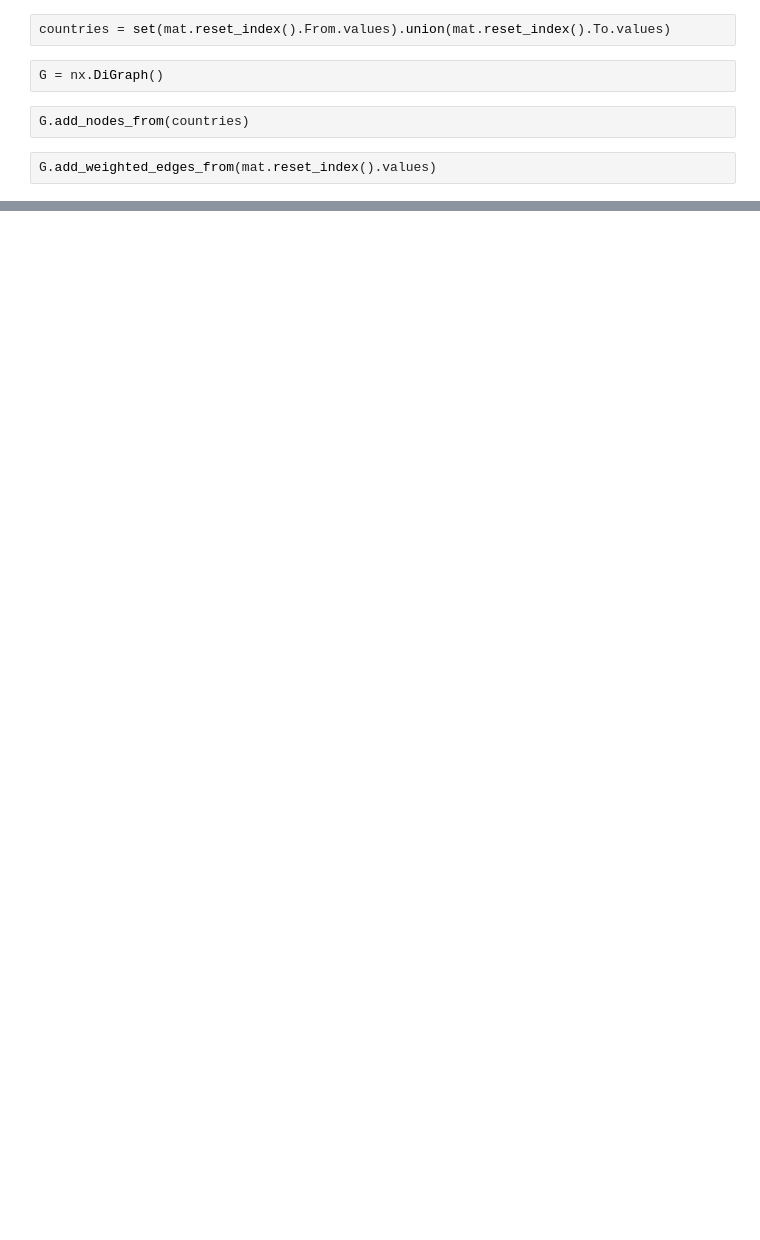
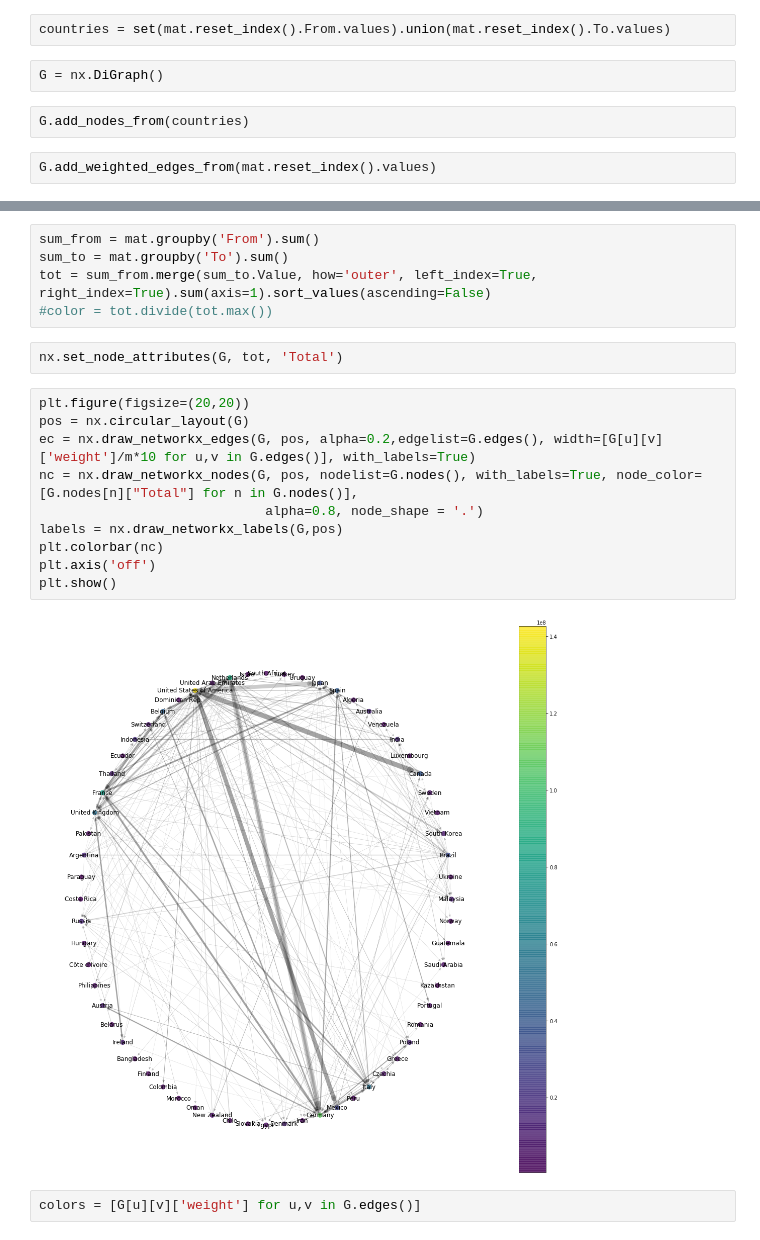
Before and after one commit to GabboM/ADA_Project, a Jupyter notebook: TradeNetwork.ipynb, the cells around one changed output, grey strips where cells are left out. Cells and saved outputs as stored; diff of their text form; blank space fills up the shorter version.

```diff
--- a/TradeNetwork.ipynb
+++ b/TradeNetwork.ipynb
@@ -32,0 +79,21 @@ G.add_weighted_edges_from(mat.reset_index().values)
+# %%
+sum_from = mat.groupby('From').sum()
+sum_to = mat.groupby('To').sum()
+tot = sum_from.merge(sum_to.Value, how='outer', left_index=True, right_index=True).sum(axis=1).sort_values(ascending=False)
+#color = tot.divide(tot.max())
+# %%
+nx.set_node_attributes(G, tot, 'Total')
+# %%
+plt.figure(figsize=(20,20))
+pos = nx.circular_layout(G)
+ec = nx.draw_networkx_edges(G, pos, alpha=0.2,edgelist=G.edges(), width=[G[u][v]['weight']/m*10 for u,v in G.edges()], with_labels=True)
+nc = nx.draw_networkx_nodes(G, pos, nodelist=G.nodes(), with_labels=True, node_color=[G.nodes[n]["Total"] for n in G.nodes()],
+                             alpha=0.8, node_shape = '.')
+labels = nx.draw_networkx_labels(G,pos)
+plt.colorbar(nc)
+plt.axis('off')
+plt.show()
+# %% [output]
+[figure, added]
+# %%
+colors = [G[u][v]['weight'] for u,v in G.edges()]
```
Also changed, not shown: parts of 8 cells of this notebook.
